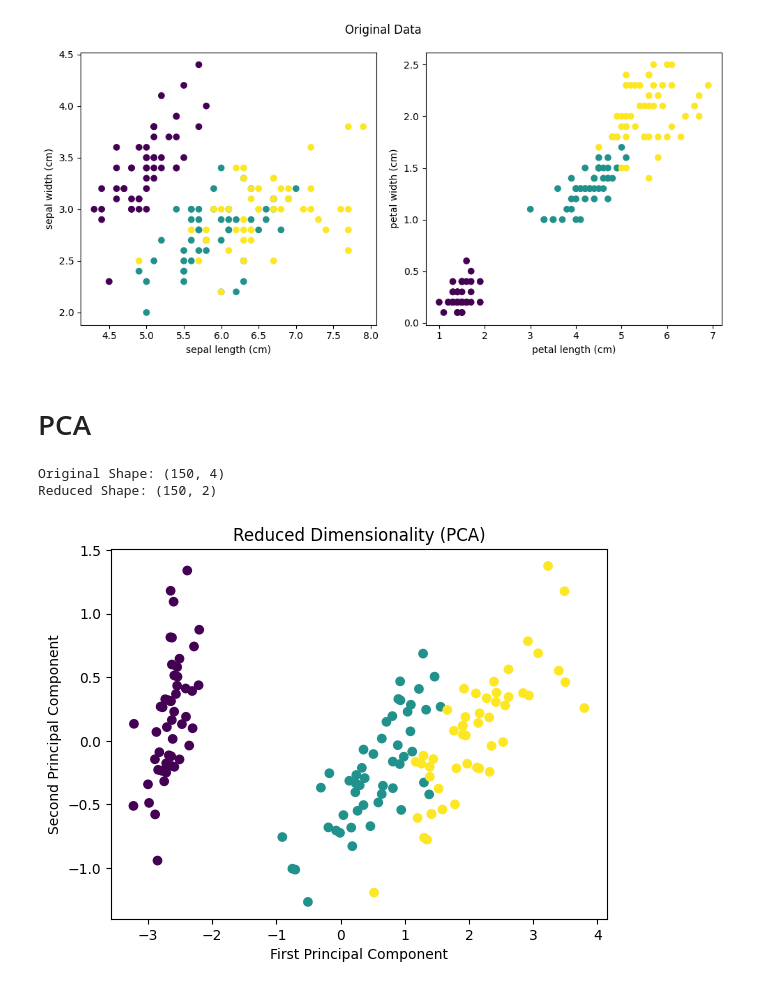
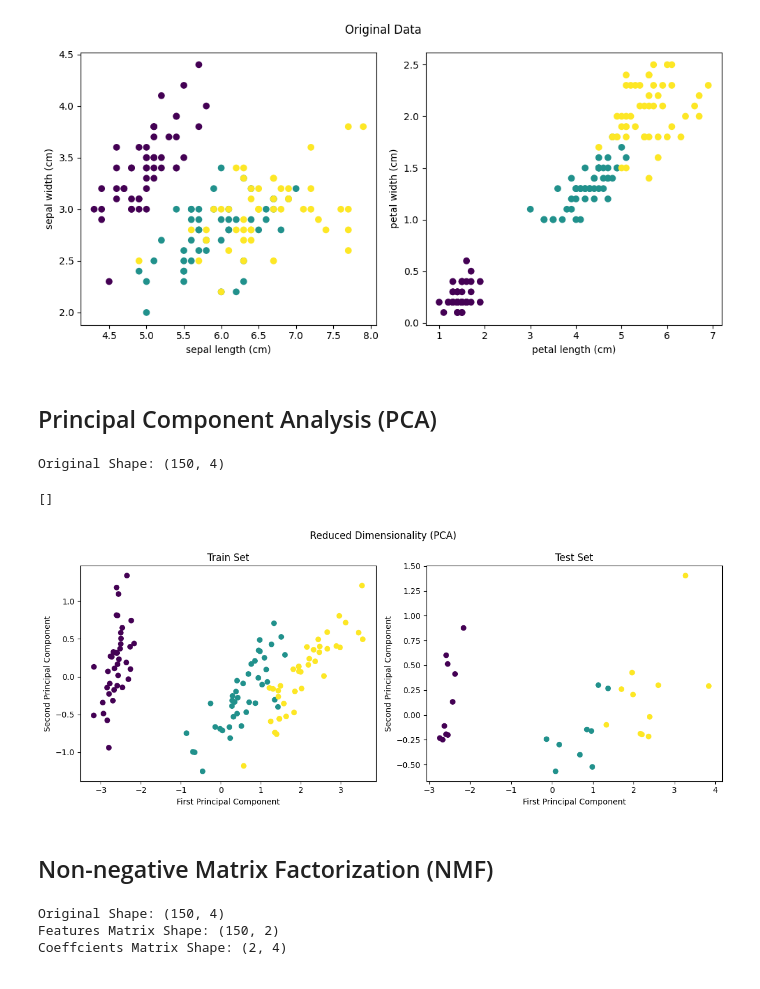
Before and after one commit to elnaske/NumPy-ML-Implementations, a Jupyter notebook: Dimensionality Reduction/Dimensionality_Reduction.ipynb, the cells around one changed output. Saved outputs shown, nothing was run; the diff lists cells and outputs as text; code cells hidden in the pictures.

Commit message:
Add NMF, Kernel PCA; Update PCA
Added train-test split to PCA

```diff
--- a/Dimensionality Reduction/Dimensionality_Reduction.ipynb
+++ b/Dimensionality Reduction/Dimensionality_Reduction.ipynb
@@ -10,6 +15,11 @@ from PCA import PCA
 data = load_iris()
 X = data.data
 y = data.target
+
+X_train, X_test, y_train, y_test = train_test_split(data.data,
+                                                    data.target,
+                                                    test_size=0.2,
+                                                    random_state=42)
 # %%
 fig, ax = plt.subplots(1,2, figsize=(10,5))
 
@@ -30,21 +40,47 @@ plt.plot()
 []
 [figure]
 # %% [markdown]
-# PCA
+## Principal Component Analysis (PCA)
 # %%
 pca = PCA(n_comp=2)
-X_reduced = pca.fit_transform(X)
+X_train_reduced = pca.fit_transform(X_train)
+X_test_reduced = pca.transform(X_test)
 
 print("Original Shape:", X.shape)
-print("Reduced Shape:", X_reduced.shape)
+# print("Reduced Shape:", X_reduced.shape)
 # %% [output]
 Original Shape: (150, 4)
-Reduced Shape: (150, 2)
-# %%
-plt.scatter(X_reduced[:,0], X_reduced[:,1], c=y)
-plt.title('Reduced Dimensionality (PCA)')
-plt.xlabel('First Principal Component')
-plt.ylabel('Second Principal Component')
-plt.show()
-# %% [output]
-[figure, removed]
+# %%
+fig, ax = plt.subplots(1,2, figsize=(12,5))
+
+ax[0].scatter(X_train_reduced[:,0], X_train_reduced[:,1], c=y_train)
+ax[0].set_xlabel("First Principal Component")
+ax[0].set_ylabel("Second Principal Component")
+ax[0].set_title("Train Set")
+
+ax[1].scatter(X_test_reduced[:,0], X_test_reduced[:,1], c=y_test)
+ax[1].set_xlabel("First Principal Component")
+ax[1].set_ylabel("Second Principal Component")
+ax[1].set_title("Test Set")
+
+plt.suptitle("Reduced Dimensionality (PCA)")
+
+plt.tight_layout()
+
+plt.plot()
+# %% [output]
+[]
+[figure, added]
+# %% [markdown]
+## Non-negative Matrix Factorization (NMF)
+# %%
+nmf = NMF(k=2, random_state=42)
+W, H = nmf.fit(X, 500)
+
+print("Original Shape:", X.shape)
+print("Features Matrix Shape:", W.shape)
+print("Coeffcients Matrix Shape:", H.shape)
+# %% [output]
+Original Shape: (150, 4)
+Features Matrix Shape: (150, 2)
+Coeffcients Matrix Shape: (2, 4)
```
Also changed, not shown: parts of 11 cells of this notebook, 2 other files.
